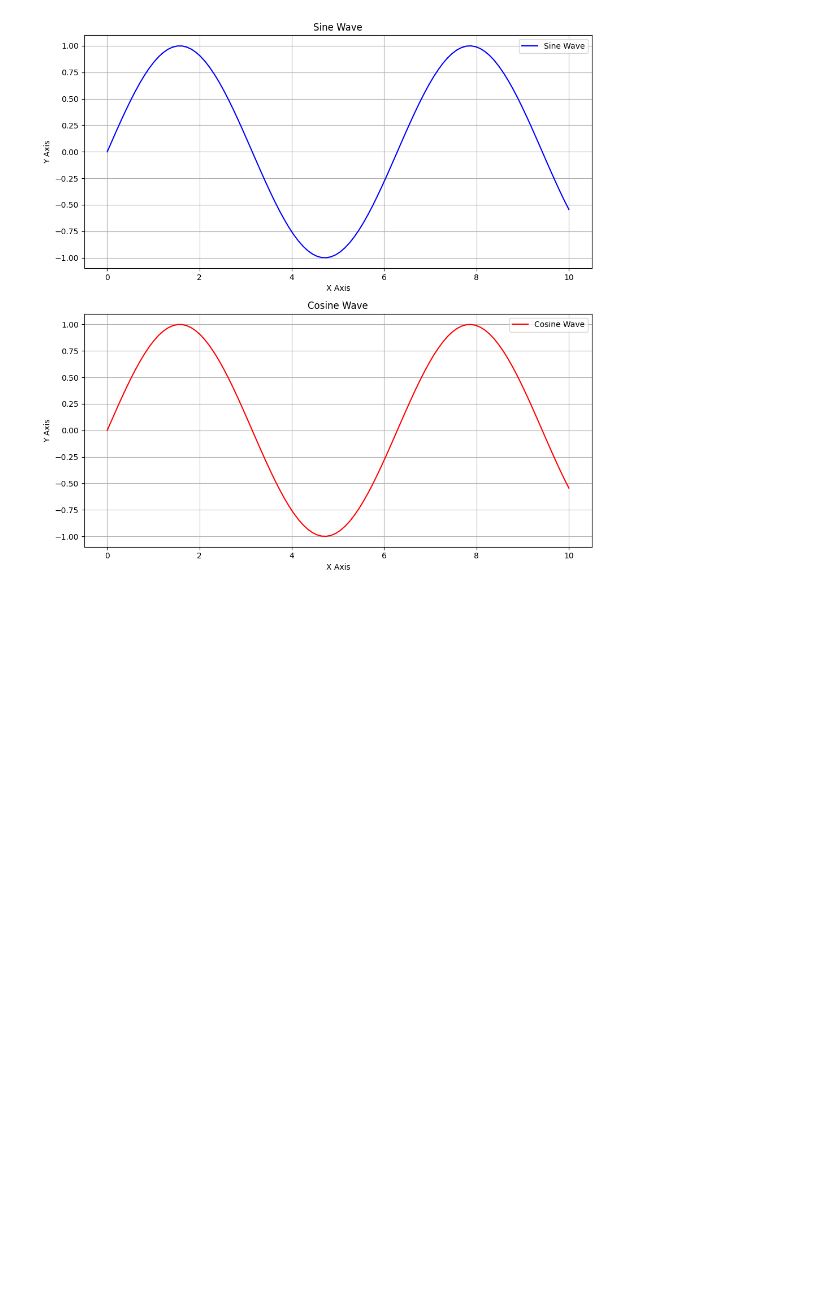
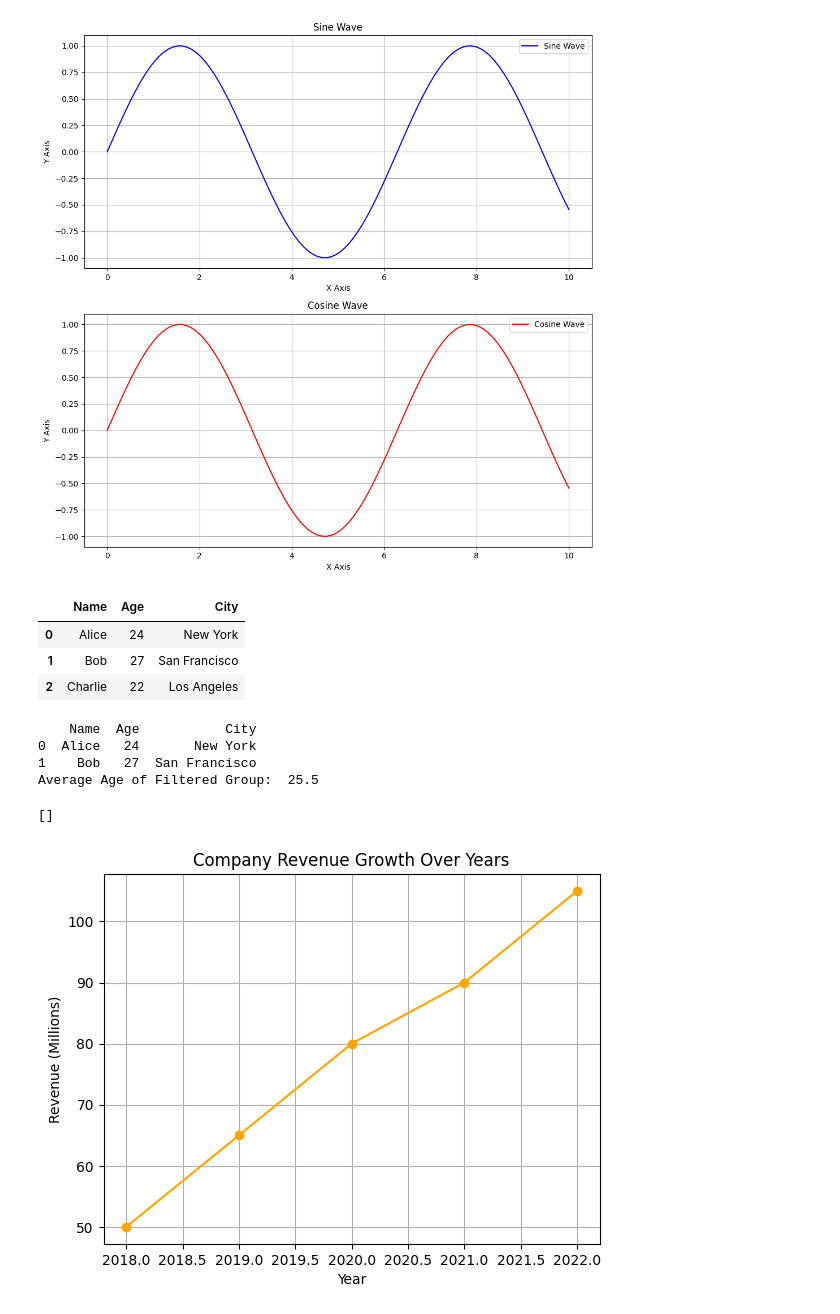
Before and after one commit to ha5804/Data_control, a Jupyter notebook: practice1_answer.ipynb, the cells around one changed output. Cells and saved outputs as stored; diff of their text form; code cells hidden in the pictures; blank space fills up the shorter version.

```diff
--- a/practice1_answer.ipynb
+++ b/practice1_answer.ipynb
@@ -72,3 +72,38 @@ plt.tight_layout()
 plt.show()
 # %% [output]
 [figure]
+# %%
+import pandas as pd
+
+data = {"Name" : ["Alice", "Bob", "Charlie"], "Age" : [24, 27, 22]
+        ,"City" : ["New York", "San Francisco", "Los Angeles"]}
+
+df = pd.DataFrame(data)
+df
+# %% [output]
+|  | Name | Age | City |
+| 0 | Alice | 24 | New York |
+| 1 | Bob | 27 | San Francisco |
+| 2 | Charlie | 22 | Los Angeles |
+# %%
+df_filter = df[df["Age"] > 23]
+value = df_filter["Age"].mean()
+print(df_filter)
+print("Average Age of Filtered Group: ", value)
+# %% [output]
+    Name  Age           City
+0  Alice   24       New York
+1    Bob   27  San Francisco
+Average Age of Filtered Group:  25.5
+# %%
+years = [2018, 2019, 2020, 2021, 2022]
+revenue = [50, 65, 80, 90, 105]
+plt.plot(years, revenue, marker = 'o', color = 'orange')
+plt.xlabel("Year")
+plt.ylabel("Revenue (Millions)")
+plt.title("Company Revenue Growth Over Years")
+plt.grid(True)
+plt.plot()
+# %% [output]
+[]
+[figure, added]
```
Also changed, not shown: parts of 2 cells of this notebook.
